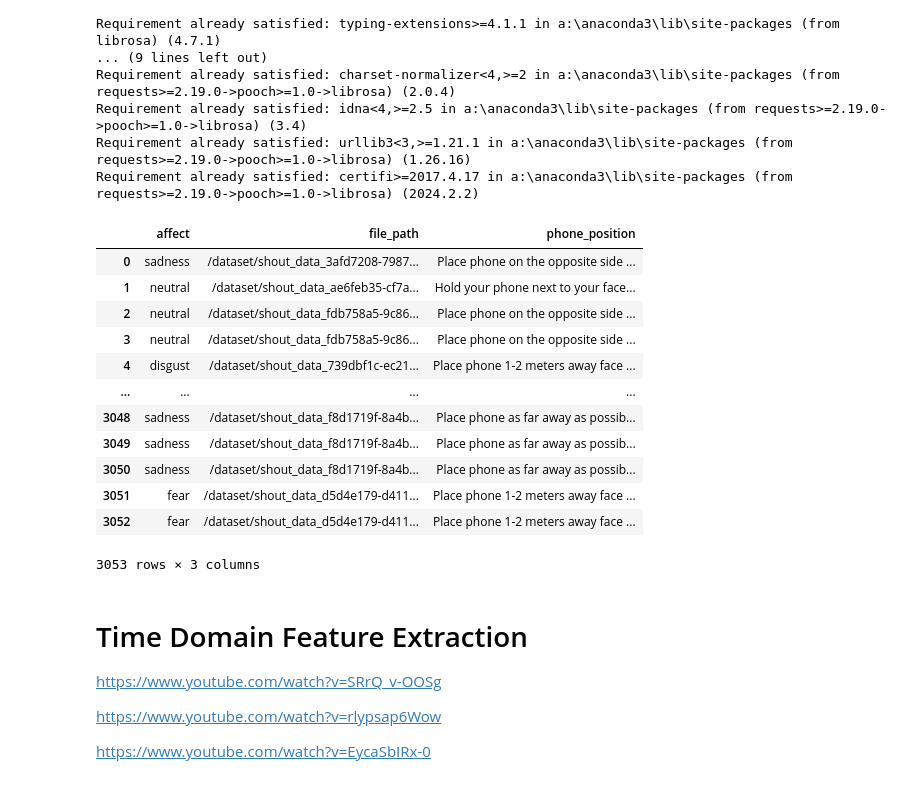
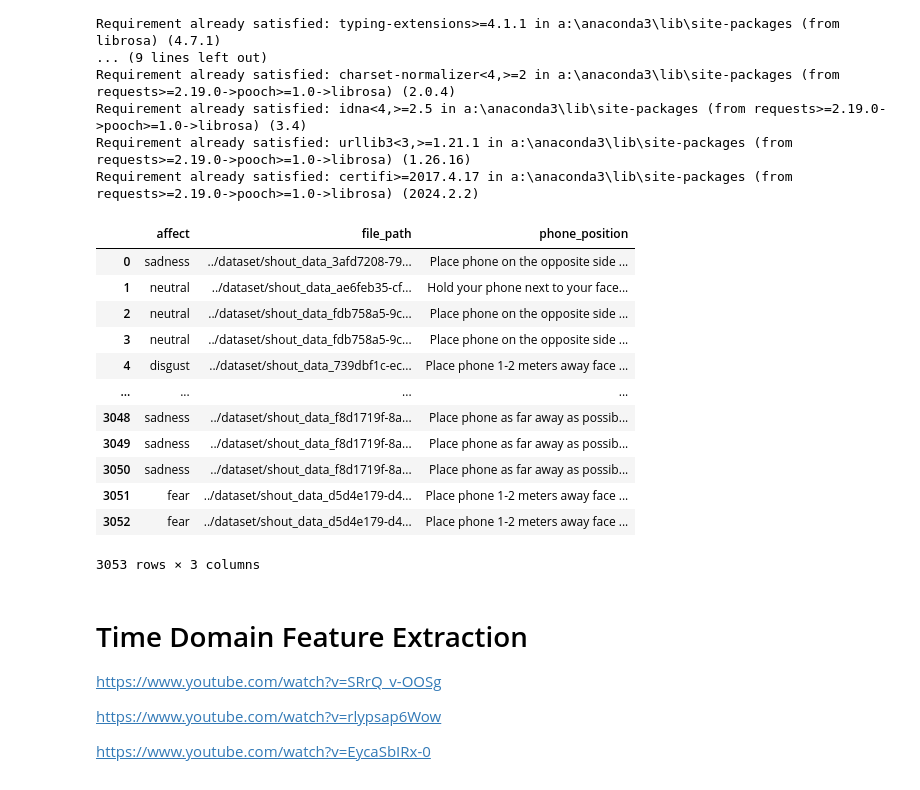
Before and after one commit to Andrew-JG-Ha/BERSt_Vocal_Emotion_Recognition, a Jupyter notebook: models/DataProcessing.ipynb, the cells around one changed output. Drawn from its saved outputs; the diff is of its cells as text; code cells hidden in the pictures.

```diff
--- a/models/DataProcessing.ipynb
+++ b/models/DataProcessing.ipynb
@@ -41,20 +43,28 @@ testSet.to_csv("../test_set.csv")
 trainingSet = valid_data.drop(testSet.index)
 trainingSet.to_csv("../training_set.csv")
 # %%
+valid_data = pd.read_csv("../valid_data.csv")
+
+# we need phone position, affect, file_path, then the local file path
+valid_data["file_path"] = valid_data["file_name"].str.replace("/media/data/shout-data/", "../dataset/")
+valid_data["file_path"] = valid_data["file_path"].str.replace(".wav", "")
+valid_data["file_path"] = valid_data["file_path"].astype(str) + valid_data["chunk_name"].astype(str)
+
+processingSet = valid_data[["affect", "file_path", "phone_position"]]
 processingSet
 # %% [output]
 |  | affect | file_path | phone_position |
-| 0 | sadness | /dataset/shout_data_3afd7208-7987... | Place phone on the opposite side ... |
-| 1 | neutral | /dataset/shout_data_ae6feb35-cf7a... | Hold your phone next to your face... |
-| 2 | neutral | /dataset/shout_data_fdb758a5-9c86... | Place phone on the opposite side ... |
-| 3 | neutral | /dataset/shout_data_fdb758a5-9c86... | Place phone on the opposite side ... |
-| 4 | disgust | /dataset/shout_data_739dbf1c-ec21... | Place phone 1-2 meters away face ... |
+| 0 | sadness | ../dataset/shout_data_3afd7208-79... | Place phone on the opposite side ... |
+| 1 | neutral | ../dataset/shout_data_ae6feb35-cf... | Hold your phone next to your face... |
+| 2 | neutral | ../dataset/shout_data_fdb758a5-9c... | Place phone on the opposite side ... |
+| 3 | neutral | ../dataset/shout_data_fdb758a5-9c... | Place phone on the opposite side ... |
+| 4 | disgust | ../dataset/shout_data_739dbf1c-ec... | Place phone 1-2 meters away face ... |
 | ... | ... | ... | ... |
-| 3048 | sadness | /dataset/shout_data_f8d1719f-8a4b... | Place phone as far away as possib... |
-| 3049 | sadness | /dataset/shout_data_f8d1719f-8a4b... | Place phone as far away as possib... |
-| 3050 | sadness | /dataset/shout_data_f8d1719f-8a4b... | Place phone as far away as possib... |
-| 3051 | fear | /dataset/shout_data_d5d4e179-d411... | Place phone 1-2 meters away face ... |
-| 3052 | fear | /dataset/shout_data_d5d4e179-d411... | Place phone 1-2 meters away face ... |
+| 3048 | sadness | ../dataset/shout_data_f8d1719f-8a... | Place phone as far away as possib... |
+| 3049 | sadness | ../dataset/shout_data_f8d1719f-8a... | Place phone as far away as possib... |
+| 3050 | sadness | ../dataset/shout_data_f8d1719f-8a... | Place phone as far away as possib... |
+| 3051 | fear | ../dataset/shout_data_d5d4e179-d4... | Place phone 1-2 meters away face ... |
+| 3052 | fear | ../dataset/shout_data_d5d4e179-d4... | Place phone 1-2 meters away face ... |
 3053 rows × 3 columns
 # %% [markdown]
 Time Domain Feature Extraction
```
Also changed, not shown: parts of 5 cells of this notebook.
